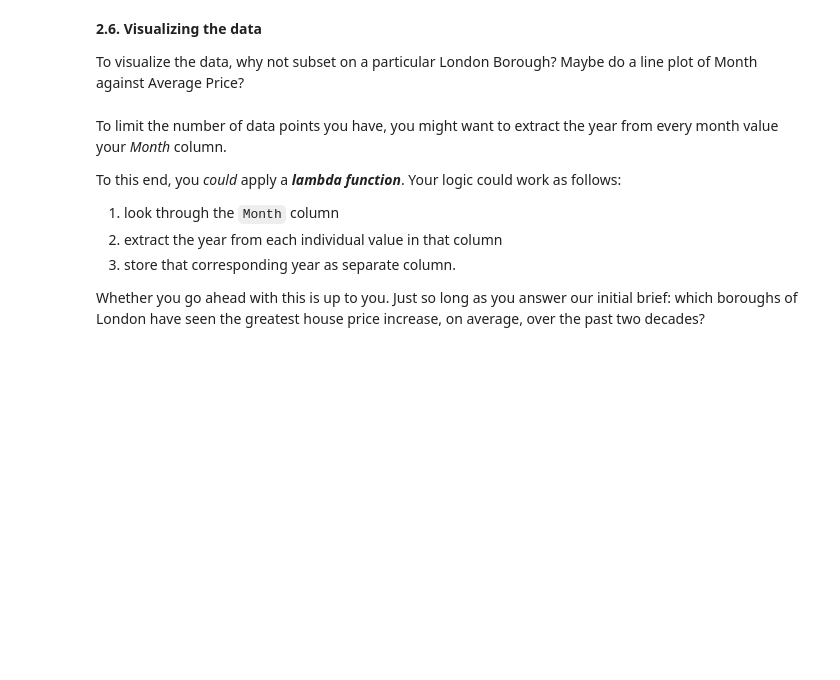
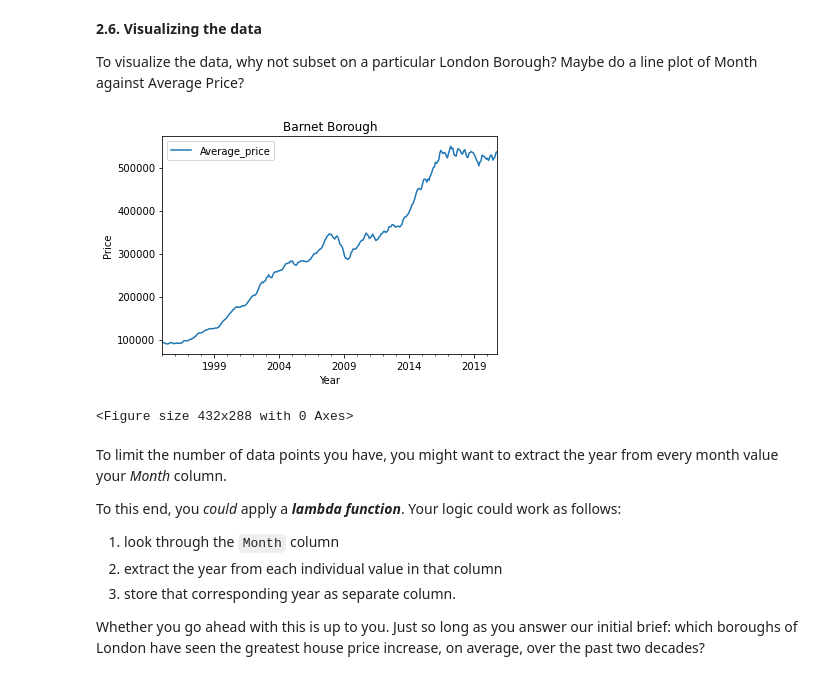
Before and after one commit to Erik1120/SpringboardProject, a Jupyter notebook: Case_Study-London_Housing.ipynb, the cells around one changed output. Saved outputs shown, nothing was run; the diff lists cells and outputs as text; code cells hidden in the pictures; blank space fills up the shorter version.

```diff
--- a/Case_Study-London_Housing.ipynb
+++ b/Case_Study-London_Housing.ipynb
@@ -131,2 +209,8 @@ You might need to **melt** your DataFrame here.
 # %% [markdown]
 Remember to make sure your column data types are all correct. Average prices, for example, should be floating point numbers...
+# %%
+print(p_melt.columns)
+p_melt.rename(columns = {0: 'Month', 'value': 'Average_price'}, inplace=True)
+print(p_melt.columns)
+p_melt.head()
+p_melt.dtypes
@@ -138,0 +253,6 @@ Check out the contents of the London Borough column, and if you find null values
+# %%
+# Convert Average_price columns to numeric
+p_melt['Average_price'] = pd.to_numeric(p_melt['Average_price'])
+print(p_melt.head())
+print(p_melt.dtypes)
+print(p_melt['Borough'].unique())
@@ -138,0 +277,5 @@ Check out the contents of the London Borough column, and if you find null values
+# %%
+# Remove Nulls
+p_melt = p_melt[p_melt['Average_price'].notnull()]
+# Using copy to get rid of 'SettingWithCopyWarning' while adding Year column
+df = p_melt.copy()
@@ -140,6 +297,19 @@ Check out the contents of the London Borough column, and if you find null values
 **2.6. Visualizing the data**
 
 To visualize the data, why not subset on a particular London Borough? Maybe do a line plot of Month against Average Price?
+# %%
+barnet = df[df['Borough'] == 'Barnet']
+# %%
+barnet.plot(x='Month', y='Average_price', title='Barnet Borough')
+plt.title='Barnet Average House Price'
+plt.style.use('ggplot')
+plt.ylabel('Price')
+plt.xlabel('Year')
+plt.show()
+plt.clf()
+# %% [output]
+[figure, added]
+<Figure size 432x288 with 0 Axes>
 # %% [markdown]
 To limit the number of data points you have, you might want to extract the year from every month value your *Month* column.
 
```
Also changed, not shown: parts of 26 cells of this notebook, 1 other file.
